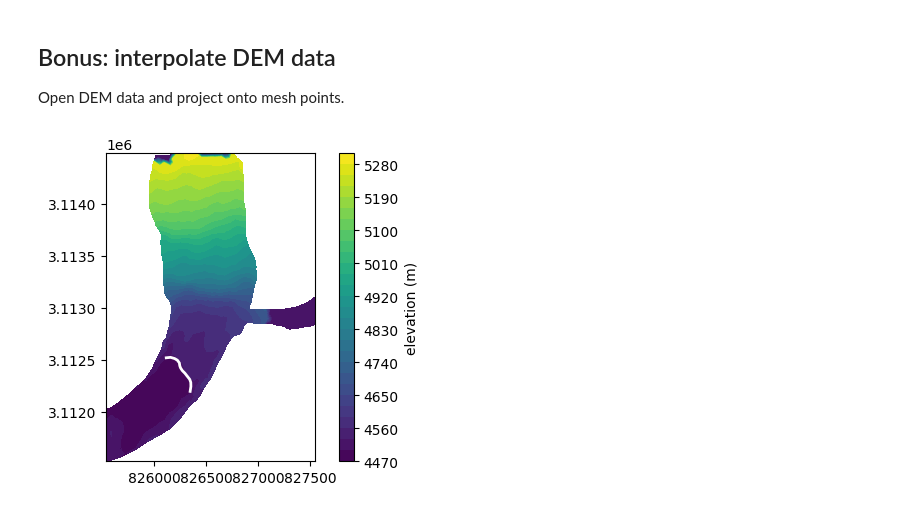
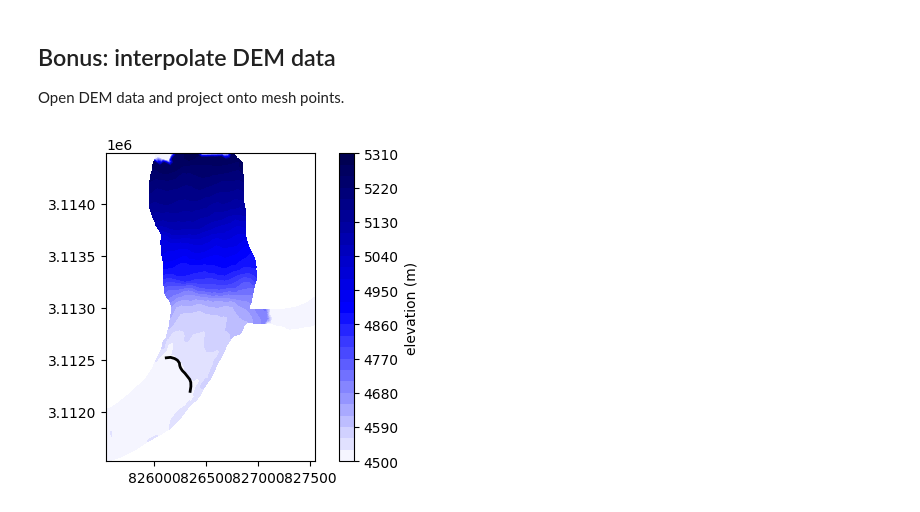
Before and after one commit to chrismiele/glimmer, a Jupyter notebook: issm/mesh_luggye.ipynb, the cells around one changed output. Saved outputs shown, nothing was run; the diff lists cells and outputs as text; code cells hidden in the pictures.

```diff
--- a/issm/mesh_luggye.ipynb
+++ b/issm/mesh_luggye.ipynb
@@ -116,12 +116,14 @@ dem_on_mesh[np.where(np.isnan(dem_on_mesh))] = waterline #for now, set nans to w
 dem_on_mesh[dem_on_mesh < waterline] = waterline #and anything below waterline level as well
 md.geometry.surface = dem_on_mesh #this can be the surface
 # %%
+from matplotlib.colors import TwoSlopeNorm
+norm = TwoSlopeNorm(vcenter = waterline)
+
 plt.figure(figsize = (6, 4))
-plt.tricontourf(mx, my, elts, md.geometry.surface, levels = 30)
-plt.plot(tx, ty, 'w-', linewidth = 2, label = 'terminus')
-
+plt.tricontourf(mx, my, elts, md.geometry.surface, levels = 30, cmap = 'seismic_r', norm = norm)
+plt.plot(tx, ty, 'k-', linewidth = 2, label = 'terminus')
 plt.colorbar(label = 'elevation (m)')
 plt.gca().set_aspect('equal')
 plt.show()
 # %% [output]
-[figure, old version]
+[figure, new version]
```
